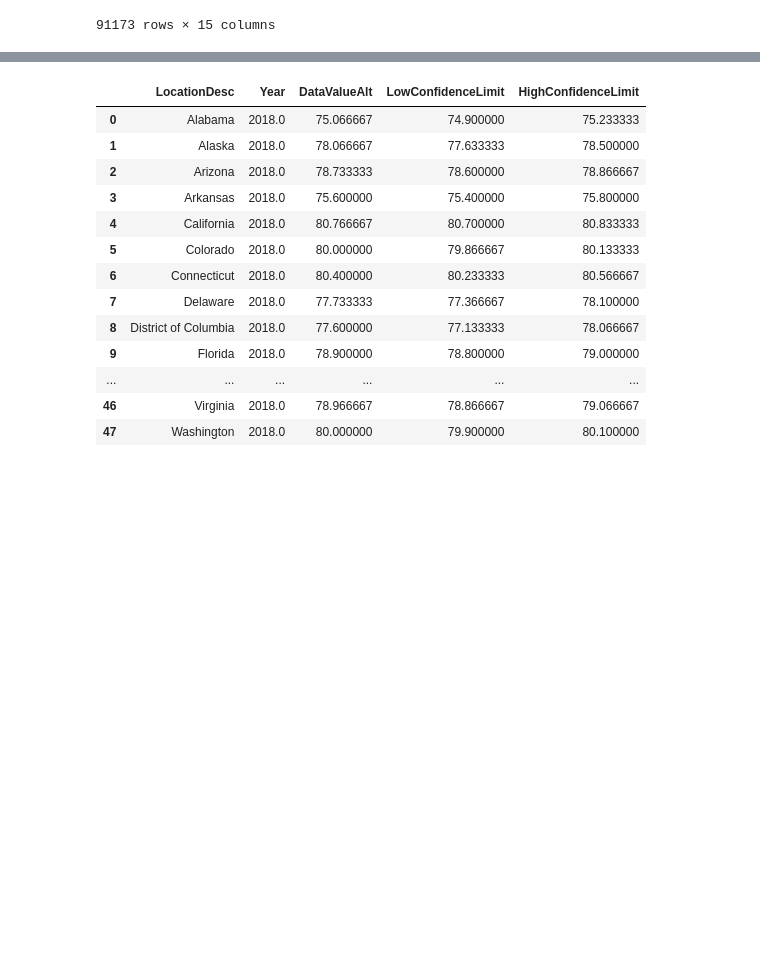
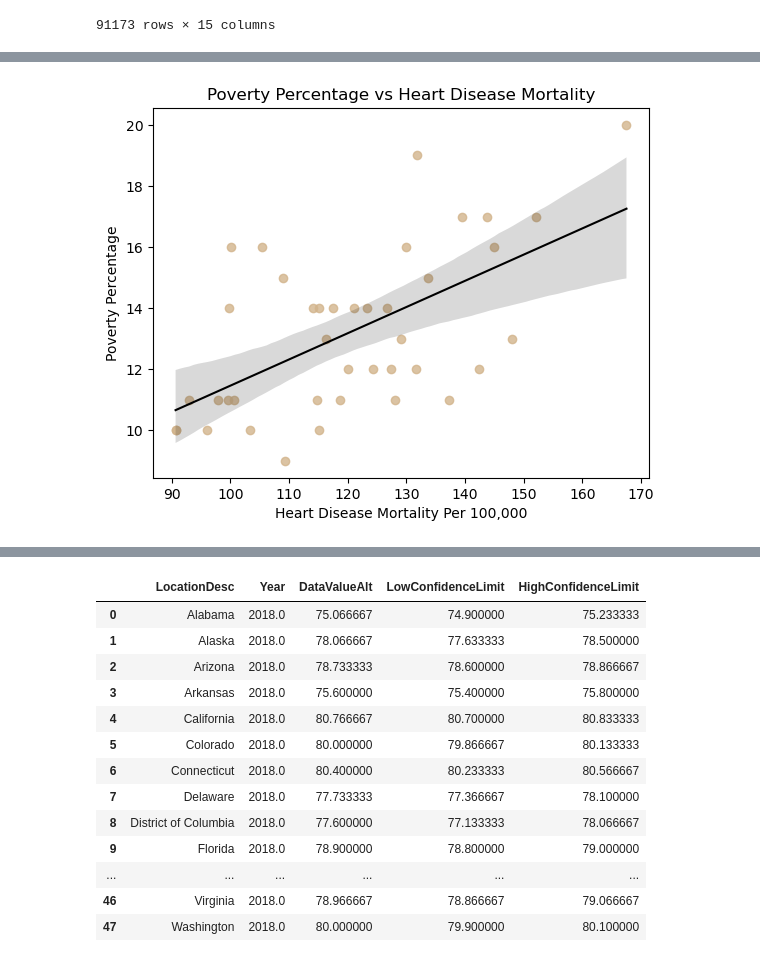
Before and after one commit to HaylieCannon/nss-capstone, a Jupyter notebook: notebook/health_trends.ipynb, the cells around one changed output, grey strips where cells are left out. Saved outputs shown, nothing was run; the diff lists cells and outputs as text; code cells hidden in the pictures; blank space fills up the shorter version.

```diff
--- a/notebook/health_trends.ipynb
+++ b/notebook/health_trends.ipynb
@@ -261,3 +261,6 @@ chronic_disease_2018
 | 1185661 | 2018 | WY | Wyoming | BRFSS | Tobacco | Quit attempts in the past year am... | % | Crude Prevalence | ... |
 | 1185663 | 2018 | WY | Wyoming | BRFSS | Tobacco | Current smokeless tobacco use amo... | % | Crude Prevalence | ... |
 91173 rows × 15 columns
+# %%
+Heart_issues_all = chronic_disease_2018[chronic_disease_2018['Topic'] == "Cardiovascular Disease"]
+Heart_issues_all
@@ -263,0 +281,3 @@ chronic_disease_2018
+# %%
+Heart_issues = Heart_issues_all[Heart_issues_all['DataValueUnit'] == "cases per 100,000"]
+Heart_issues
@@ -263,0 +298,3 @@ chronic_disease_2018
+# %%
+Heart_issues_group = Heart_issues.groupby('LocationDesc').mean(numeric_only=True).reset_index()
+Heart_issues_group
@@ -263,0 +319,3 @@ chronic_disease_2018
+# %%
+wealth_and_Heart_issues = wealth_data_state.merge(Heart_issues_group, left_on='STATE', right_on='LocationDesc', how='left')
+wealth_and_Heart_issues
@@ -263,0 +340,9 @@ chronic_disease_2018
+# %%
+sns.regplot(x=wealth_and_Heart_issues["DataValueAlt"], y=wealth_and_Heart_issues["PCNT_POV"], color="tan", line_kws={"color": "black", "linewidth": 1.5})
+plt.title("Poverty Percentage vs Heart Disease Mortality")
+plt.xlabel('Heart Disease Mortality Per 100,000')
+plt.ylabel('Poverty Percentage')
+plt.savefig('pov_vs_hear_disease')
+plt.show()
+# %% [output]
+[figure, added]
```
Also changed, not shown: parts of 5 cells of this notebook.
